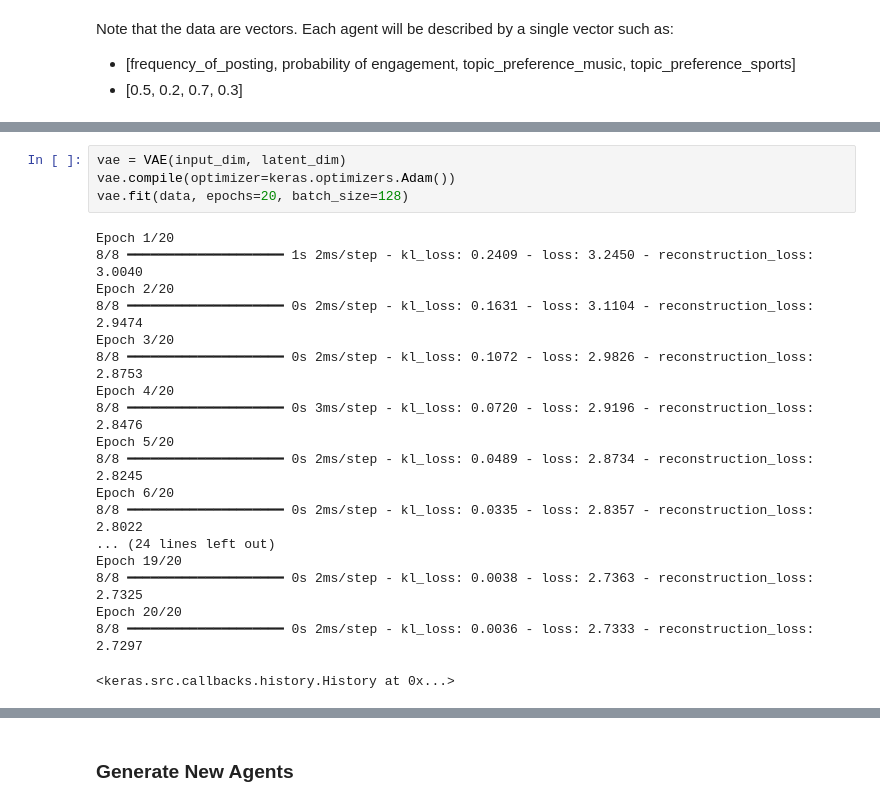
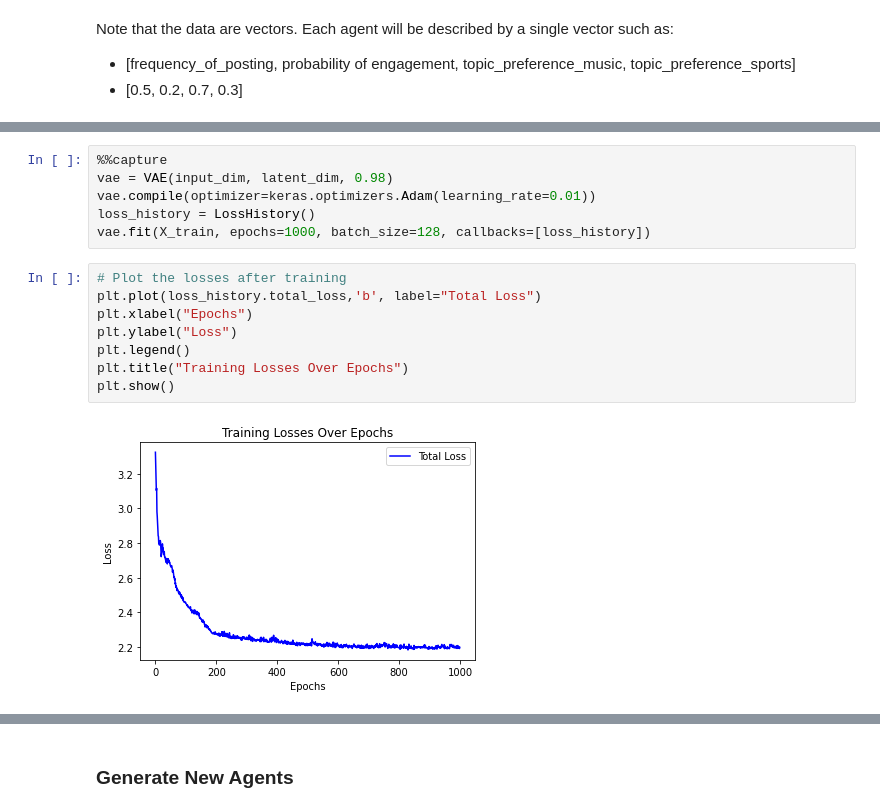
Before and after one commit to espinetandreu/SocialNetworkX, a Jupyter notebook: VariationalAutoencoder.ipynb, the cells around one changed output, grey strips where cells are left out. Drawn from its saved outputs; the diff is of its cells as text.

```diff
--- a/VariationalAutoencoder.ipynb
+++ b/VariationalAutoencoder.ipynb
@@ -126,23 +290,16 @@ Test data shape: (200, 4)
 # %%
-vae = VAE(input_dim, latent_dim)
-vae.compile(optimizer=keras.optimizers.Adam())
-vae.fit(data, epochs=20, batch_size=128)
+%%capture
+vae = VAE(input_dim, latent_dim, 0.98)
+vae.compile(optimizer=keras.optimizers.Adam(learning_rate=0.01))
+loss_history = LossHistory()
+vae.fit(X_train, epochs=1000, batch_size=128, callbacks=[loss_history])
-# %% [output]
-Epoch 1/20
-8/8 ━━━━━━━━━━━━━━━━━━━━ 1s 2ms/step - kl_loss: 0.2409 - loss: 3.2450 - reconstruction_loss: 3.0040
-Epoch 2/20
-8/8 ━━━━━━━━━━━━━━━━━━━━ 0s 2ms/step - kl_loss: 0.1631 - loss: 3.1104 - reconstruction_loss: 2.9474
-Epoch 3/20
-8/8 ━━━━━━━━━━━━━━━━━━━━ 0s 2ms/step - kl_loss: 0.1072 - loss: 2.9826 - reconstruction_loss: 2.8753
-Epoch 4/20
-8/8 ━━━━━━━━━━━━━━━━━━━━ 0s 3ms/step - kl_loss: 0.0720 - loss: 2.9196 - reconstruction_loss: 2.8476
-Epoch 5/20
-8/8 ━━━━━━━━━━━━━━━━━━━━ 0s 2ms/step - kl_loss: 0.0489 - loss: 2.8734 - reconstruction_loss: 2.8245
-Epoch 6/20
-8/8 ━━━━━━━━━━━━━━━━━━━━ 0s 2ms/step - kl_loss: 0.0335 - loss: 2.8357 - reconstruction_loss: 2.8022
-... (24 lines left out)
-Epoch 19/20
-8/8 ━━━━━━━━━━━━━━━━━━━━ 0s 2ms/step - kl_loss: 0.0038 - loss: 2.7363 - reconstruction_loss: 2.7325
-Epoch 20/20
-8/8 ━━━━━━━━━━━━━━━━━━━━ 0s 2ms/step - kl_loss: 0.0036 - loss: 2.7333 - reconstruction_loss: 2.7297
-<keras.src.callbacks.history.History at 0x...>
+# %%
+# Plot the losses after training
+plt.plot(loss_history.total_loss,'b', label="Total Loss")
+plt.xlabel("Epochs")
+plt.ylabel("Loss")
+plt.legend()
+plt.title("Training Losses Over Epochs")
+plt.show()
+# %% [output]
+[figure, added]
```
Also changed, not shown: parts of 13 cells of this notebook.
